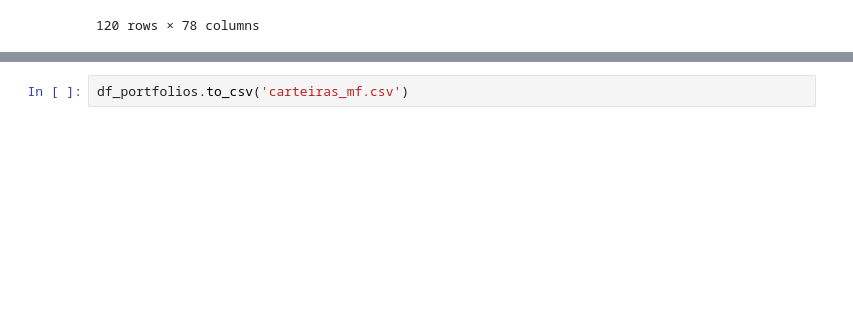
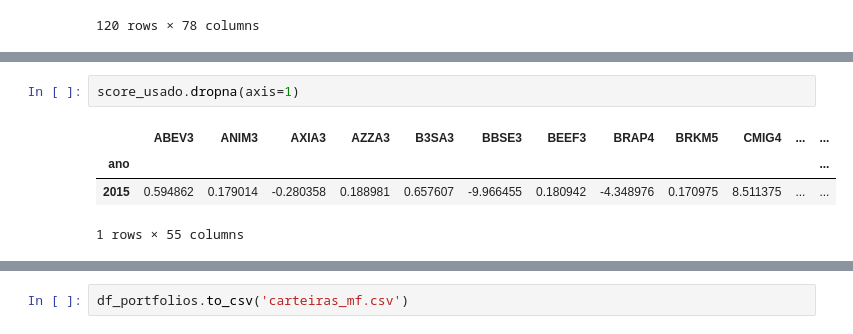
Before and after one commit to JoaoNogaroli/mestrado, a Jupyter notebook: Disciplina-atellier/mestrado/otimizacao_principal_mf.ipynb, the cells around one changed output, grey strips where cells are left out. Drawn from its saved outputs; the diff is of its cells as text; blank space fills up the shorter version.

```diff
--- a/Disciplina-atellier/mestrado/otimizacao_principal_mf.ipynb
+++ b/Disciplina-atellier/mestrado/otimizacao_principal_mf.ipynb
@@ -155,3 +184,10 @@ dfs[str(2015)]
+# %%
+score_usado.dropna(axis=1)
+# %% [output]
+|  | ABEV3 | ANIM3 | AXIA3 | AZZA3 | B3SA3 | BBSE3 | BEEF3 | BRAP4 | BRKM5 | CMIG4 | ... | ... |
+| ano |  |  |  |  |  |  |  |  |  |  |  | ... |
+| 2015 | 0.594862 | 0.179014 | -0.280358 | 0.188981 | 0.657607 | -9.966455 | 0.180942 | -4.348976 | 0.170975 | 8.511375 | ... | ... |
+1 rows × 55 columns
 # %%
 anos
 # %% [output]
```
Also changed, not shown: parts of 8 cells of this notebook, 2 other files.
